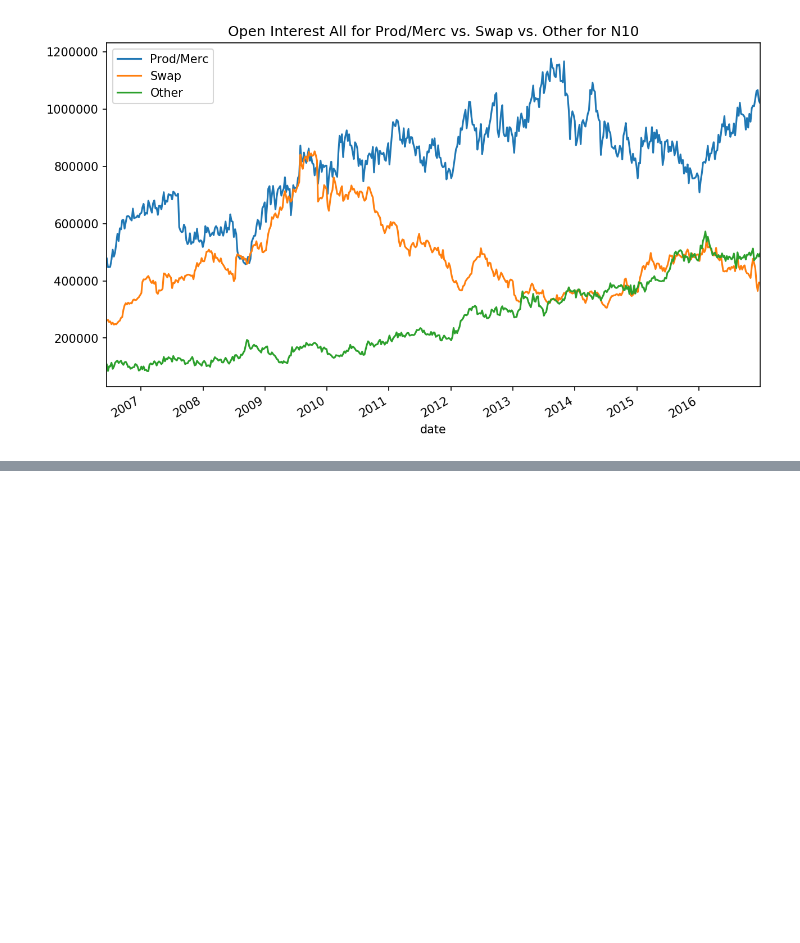
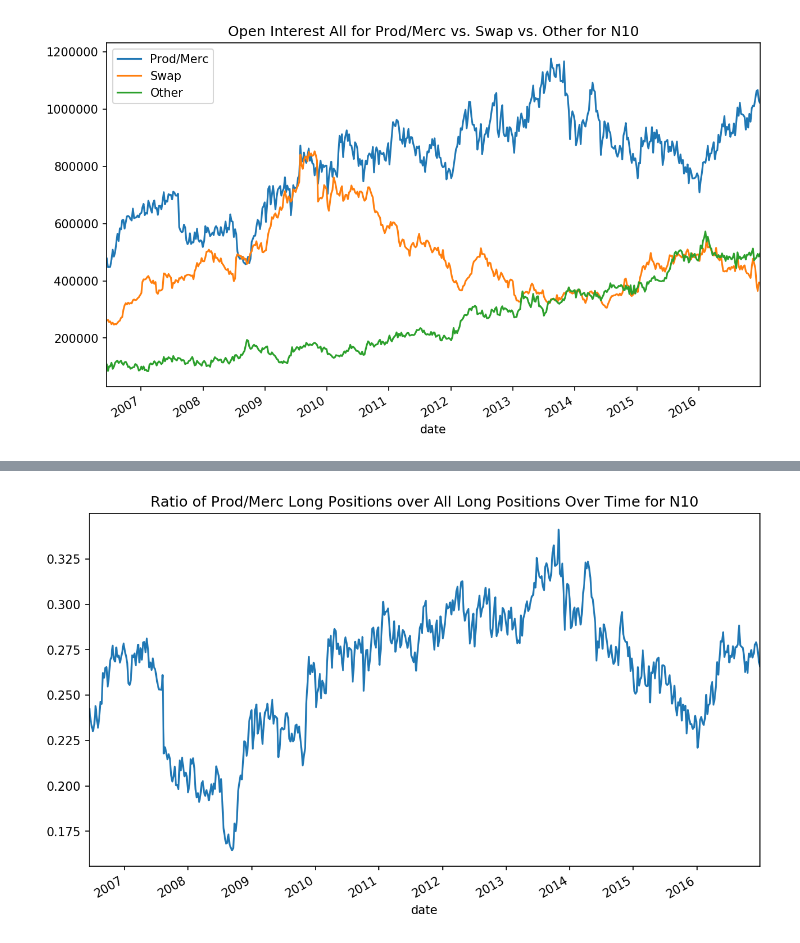
Before and after one commit to gvacaliuc/thehotcommodity, a Jupyter notebook: notebooks/ryan_k-eda.ipynb, the cells around one changed output, grey strips where cells are left out. Saved outputs shown, nothing was run; the diff lists cells and outputs as text; code cells hidden in the pictures; blank space fills up the shorter version.

```diff
--- a/notebooks/ryan_k-eda.ipynb
+++ b/notebooks/ryan_k-eda.ipynb
@@ -247,0 +284,4 @@ plot_prod_merc_swap_other(df, 'N10')
+# %%
+plot_prod_merc_ratio(df, 'N10')
+# %% [output]
+[figure, added]
```
Also changed, not shown: parts of 6 cells of this notebook.
